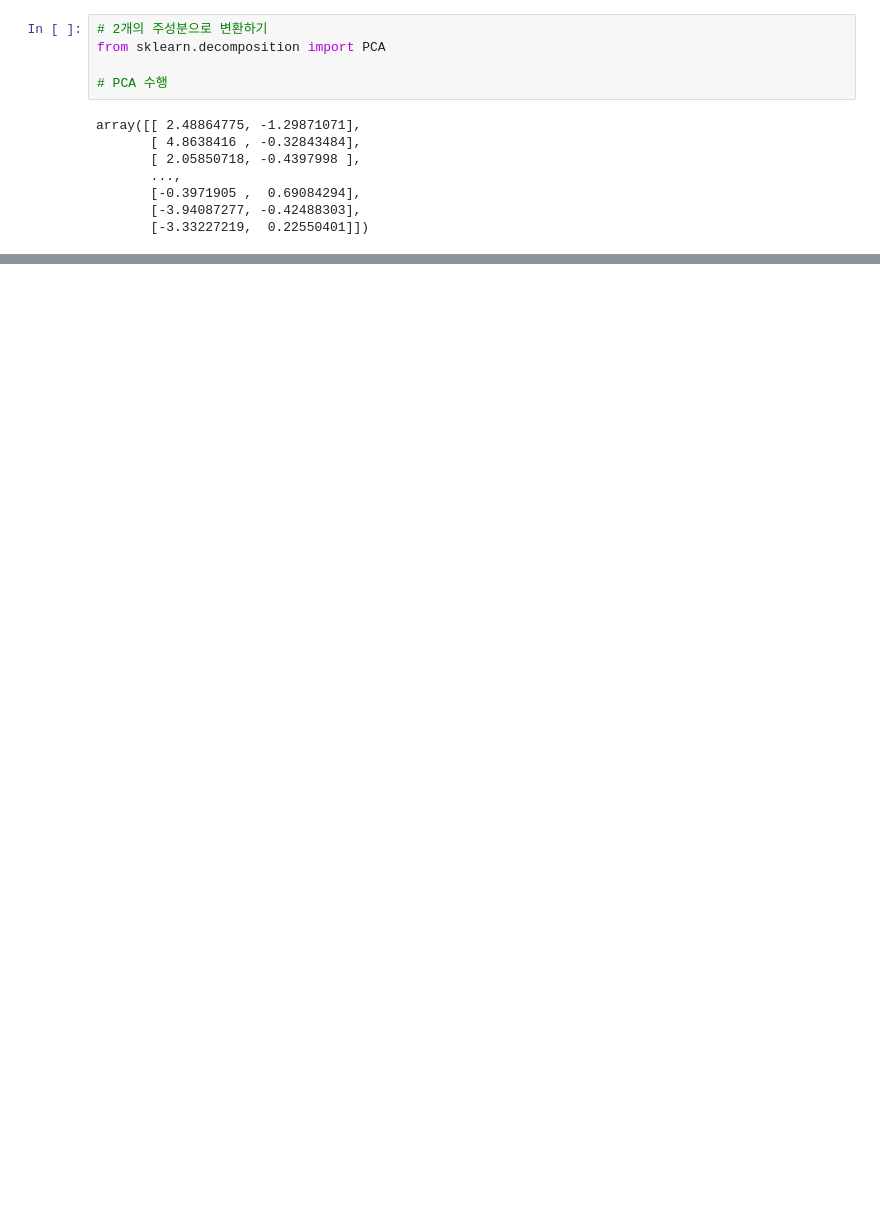
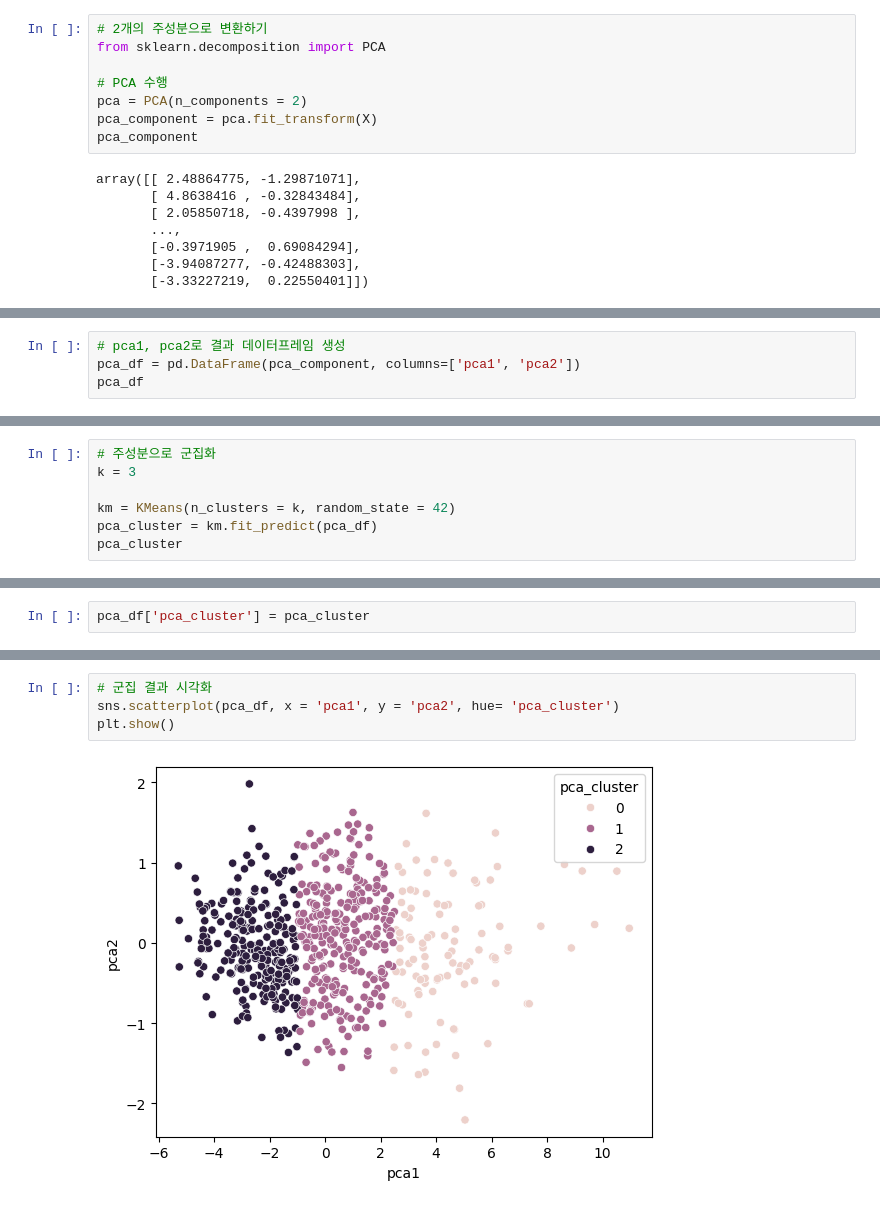
Before and after one commit to jiminxchris/pythonmlproject20260424, a Jupyter notebook: 06_군집_baseball_player_clustering.ipynb, the cells around one changed output, grey strips where cells are left out. Saved outputs shown, nothing was run; the diff lists cells and outputs as text; blank space fills up the shorter version.

```diff
--- a/06_군집_baseball_player_clustering.ipynb
+++ b/06_군집_baseball_player_clustering.ipynb
@@ -386,6 +419,9 @@ plt.show()
 from sklearn.decomposition import PCA
 
 # PCA 수행
+pca = PCA(n_components = 2)
+pca_component = pca.fit_transform(X)
+pca_component
 # %% [output]
 array([[ 2.48864775, -1.29871071],
        [ 4.8638416 , -0.32843484],
@@ -421,0 +439,4 @@ k = 4
+# %%
+# pca1, pca2로 결과 데이터프레임 생성
+pca_df = pd.DataFrame(pca_component, columns=['pca1', 'pca2'])
+pca_df
@@ -421,0 +457,7 @@ k = 4
+# %%
+# 주성분으로 군집화
+k = 3
+
+km = KMeans(n_clusters = k, random_state = 42)
+pca_cluster = km.fit_predict(pca_df)
+pca_cluster
@@ -421,0 +482,2 @@ k = 4
+# %%
+pca_df['pca_cluster'] = pca_cluster
@@ -421,0 +500,6 @@ k = 4
+# %%
+# 군집 결과 시각화
+sns.scatterplot(pca_df, x = 'pca1', y = 'pca2', hue= 'pca_cluster')
+plt.show()
+# %% [output]
+[figure, added]
```
Also changed, not shown: parts of 17 cells of this notebook, 3 other files.
